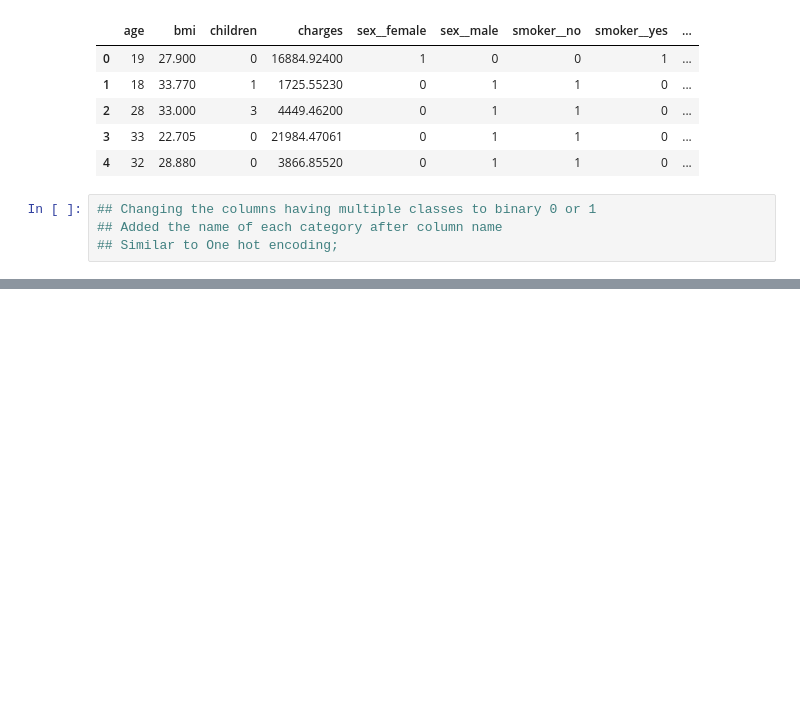
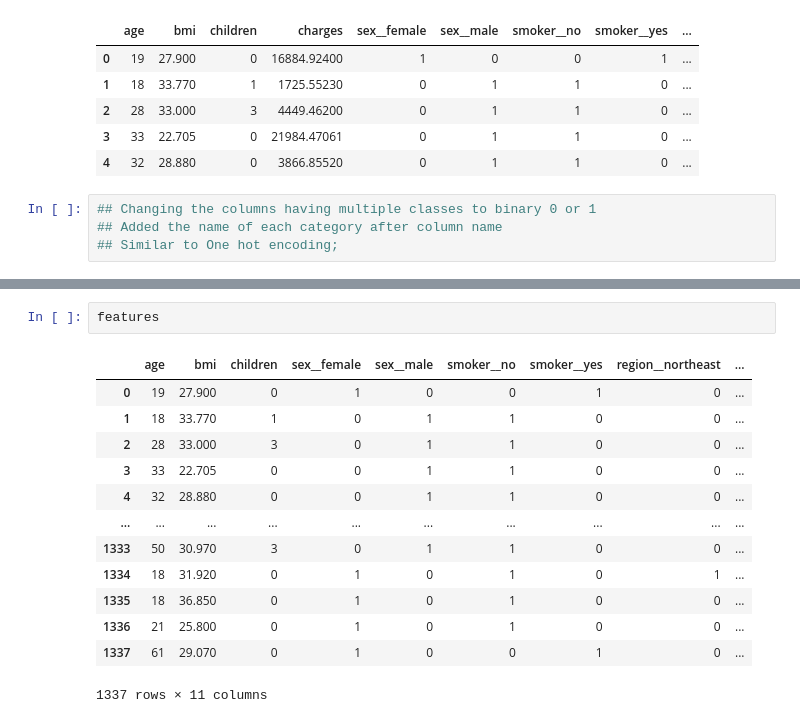
Before and after one commit to ParitoshPalSingh/Medical_Cost_Prediction_Project, a Jupyter notebook: Medical Cost Prediction PolynomialRegression.ipynb, the cells around one changed output, grey strips where cells are left out. Drawn from its saved outputs; the diff is of its cells as text; blank space fills up the shorter version.

```diff
--- a/Medical Cost Prediction PolynomialRegression.ipynb
+++ b/Medical Cost Prediction PolynomialRegression.ipynb
@@ -211,0 +225,16 @@ df_dummies.head()
+# %%
+features
+# %% [output]
+|  | age | bmi | children | sex__female | sex__male | smoker__no | smoker__yes | region__northeast | ... |
+| 0 | 19 | 27.900 | 0 | 1 | 0 | 0 | 1 | 0 | ... |
+| 1 | 18 | 33.770 | 1 | 0 | 1 | 1 | 0 | 0 | ... |
+| 2 | 28 | 33.000 | 3 | 0 | 1 | 1 | 0 | 0 | ... |
+| 3 | 33 | 22.705 | 0 | 0 | 1 | 1 | 0 | 0 | ... |
+| 4 | 32 | 28.880 | 0 | 0 | 1 | 1 | 0 | 0 | ... |
+| ... | ... | ... | ... | ... | ... | ... | ... | ... | ... |
+| 1333 | 50 | 30.970 | 3 | 0 | 1 | 1 | 0 | 0 | ... |
+| 1334 | 18 | 31.920 | 0 | 1 | 0 | 1 | 0 | 1 | ... |
+| 1335 | 18 | 36.850 | 0 | 1 | 0 | 1 | 0 | 0 | ... |
+| 1336 | 21 | 25.800 | 0 | 1 | 0 | 1 | 0 | 0 | ... |
+| 1337 | 61 | 29.070 | 0 | 1 | 0 | 0 | 1 | 0 | ... |
+1337 rows × 11 columns
```
Also changed, not shown: parts of 10 cells of this notebook.
